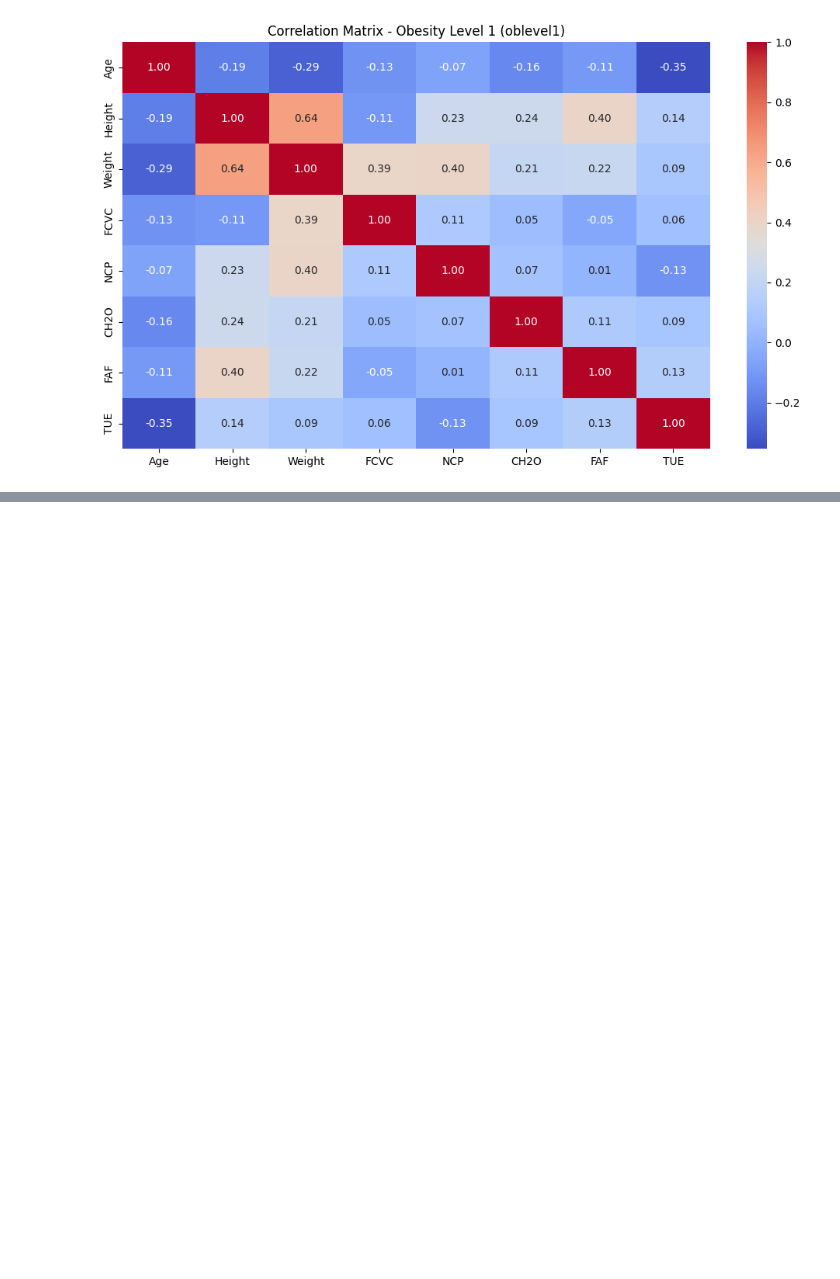
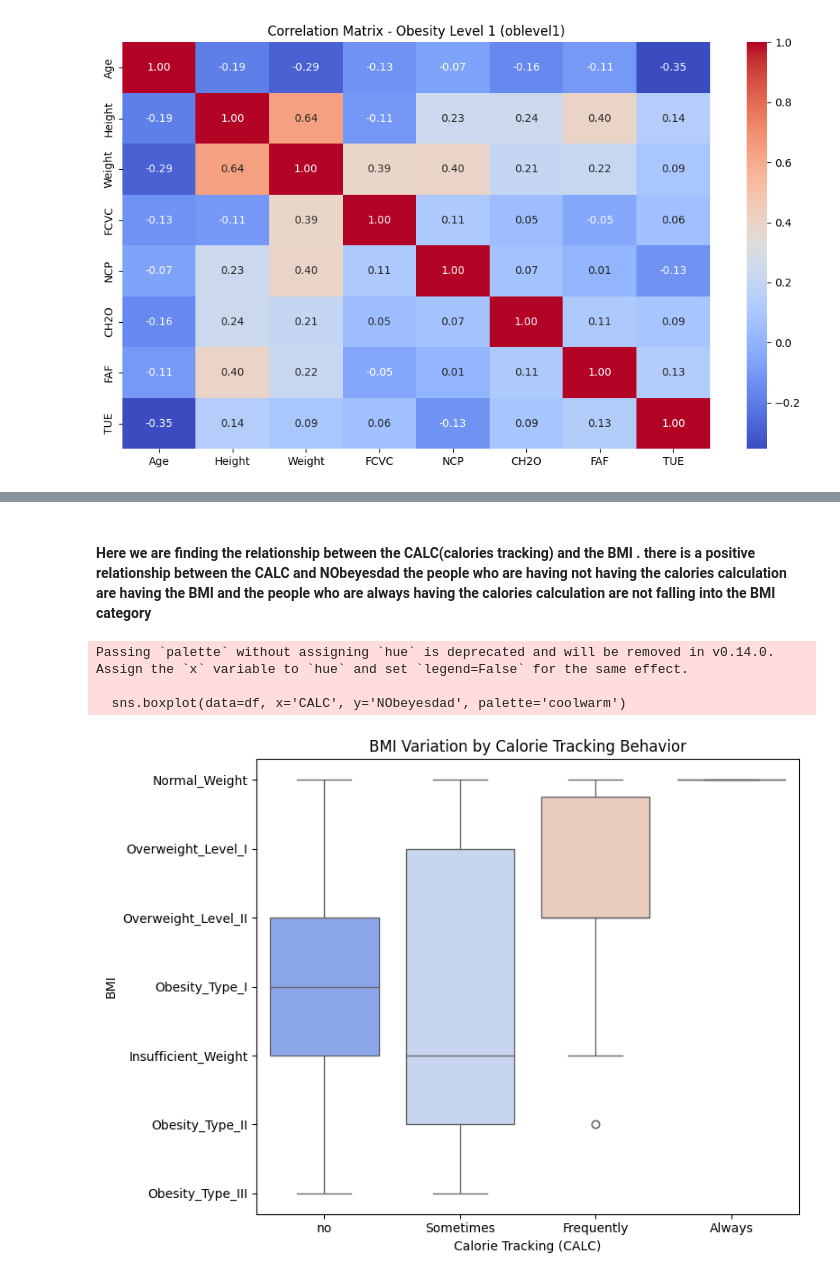
Before and after one commit to lalithavemalapalli/data_science, a Jupyter notebook: hypothesis/analysis.ipynb, the cells around one changed output, grey strips where cells are left out. Cells and saved outputs as stored; diff of their text form; code cells hidden in the pictures; blank space fills up the shorter version.

```diff
--- a/hypothesis/analysis.ipynb
+++ b/hypothesis/analysis.ipynb
@@ -504,0 +392,16 @@ TUE     1.000000
+# %% [markdown]
+#### Here we are finding the relationship between the CALC(calories tracking) and the BMI . there is a positive relationship between the CALC and NObeyesdad the people who are having not having the calories calculation are having the BMI and the people who are always having the calories calculation are not falling into the BMI category
+# %%
+plt.figure(figsize=(8, 6))
+sns.boxplot(data=df, x='CALC', y='NObeyesdad', palette='coolwarm')
+
+plt.title('BMI Variation by Calorie Tracking Behavior')
+plt.xlabel('Calorie Tracking (CALC)')
+plt.ylabel('BMI')
+plt.tight_layout()
+plt.show()
+# %% [output]
+Passing `palette` without assigning `hue` is deprecated and will be removed in v0.14.0. Assign the `x` variable to `hue` and set `legend=False` for the same effect.
+
+  sns.boxplot(data=df, x='CALC', y='NObeyesdad', palette='coolwarm')
+[figure, added]
```
Also changed, not shown: parts of 58 cells of this notebook, 1 other file.
